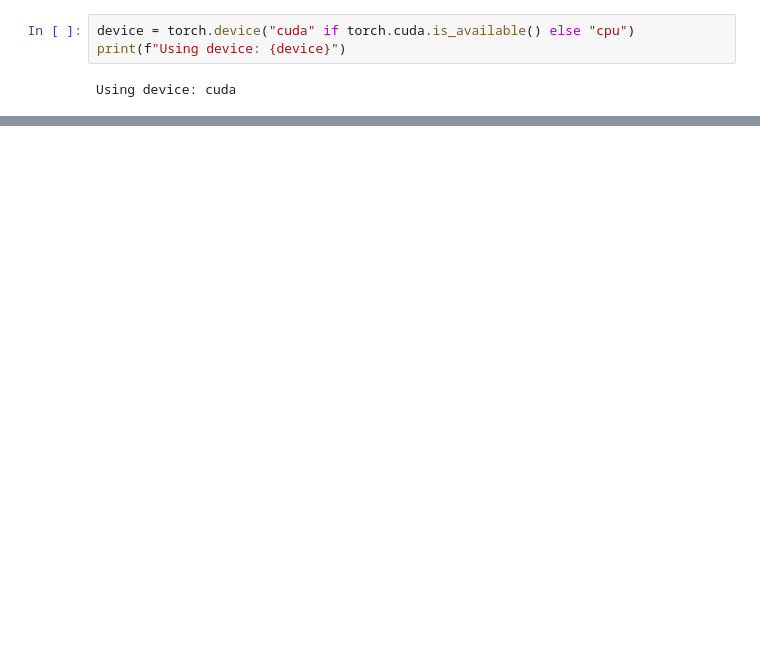
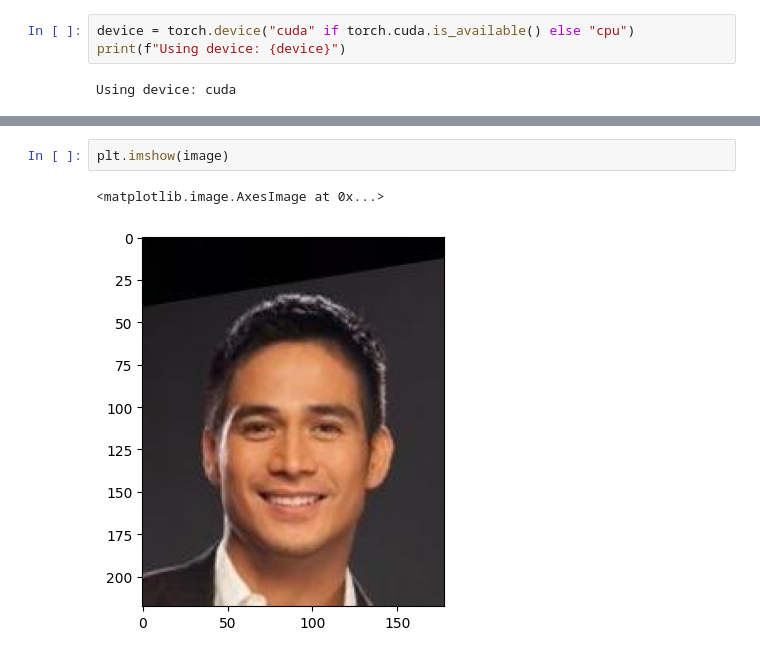
Before and after one commit to angelr-code/vae-project, a Jupyter notebook: notebooks/latent_manipulation.ipynb, the cells around one changed output, grey strips where cells are left out. Saved outputs shown, nothing was run; the diff lists cells and outputs as text; blank space fills up the shorter version.

```diff
--- a/notebooks/latent_manipulation.ipynb
+++ b/notebooks/latent_manipulation.ipynb
@@ -35,0 +97,5 @@ visualize_celeba_examples(dataloader=celeba_loader, num_examples=9, img_size=64,
+# %%
+plt.imshow(image)
+# %% [output]
+<matplotlib.image.AxesImage at 0x...>
+[figure, added]
```
Also changed, not shown: parts of 25 cells of this notebook, 3 other files.
